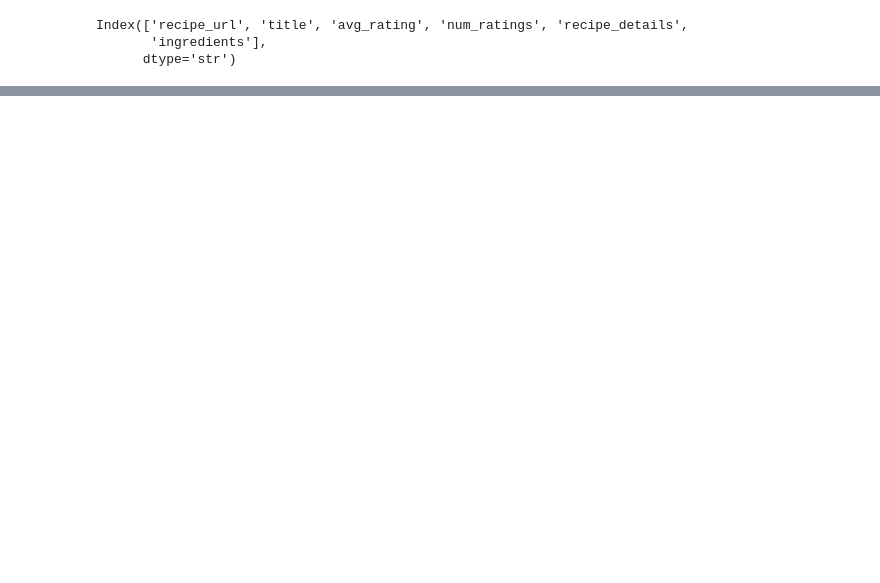
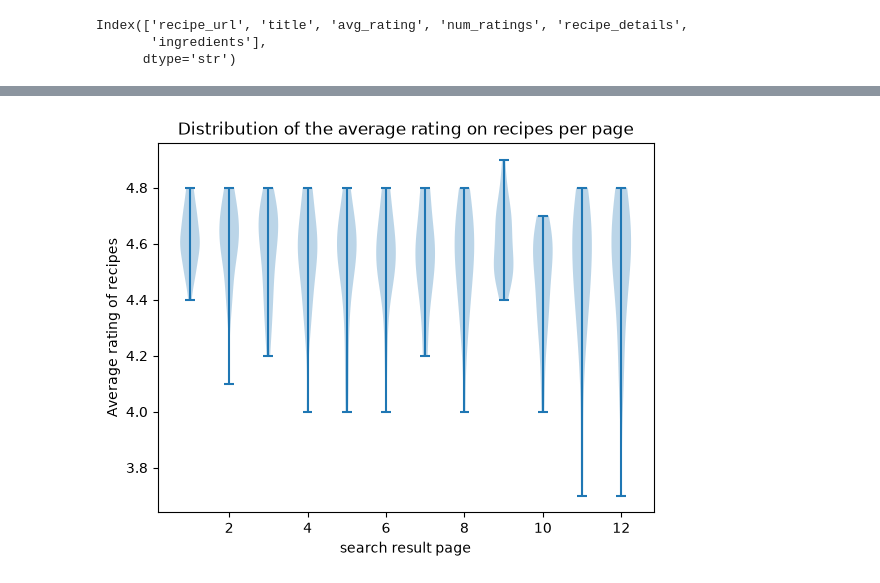
Before and after one commit to JayWearsSocks/your-average-cookie, a Jupyter notebook: cookie.ipynb, the cells around one changed output, grey strips where cells are left out. Drawn from its saved outputs; the diff is of its cells as text; code cells hidden in the pictures; blank space fills up the shorter version.

```diff
--- a/cookie.ipynb
+++ b/cookie.ipynb
@@ -64,0 +134,10 @@ recipe_dataframe[recipe_dataframe["title"]=="Italian Cookies"]
+# %%
+avg_rating_per_page = [recipes_perpage[recipes_perpage["page"] == p]["avg_rating"] for p in pages]
+
+fig, ax = plt.subplots()
+ax.set_title("Distribution of the average rating on recipes per page")
+ax.set_xlabel('search result page')
+ax.set_ylabel('Average rating of recipes')
+boxplot = ax.violinplot(avg_rating_per_page, positions=pages)
+# %% [output]
+[figure, added]
```
Also changed, not shown: parts of 13 cells of this notebook, 1 other file.
